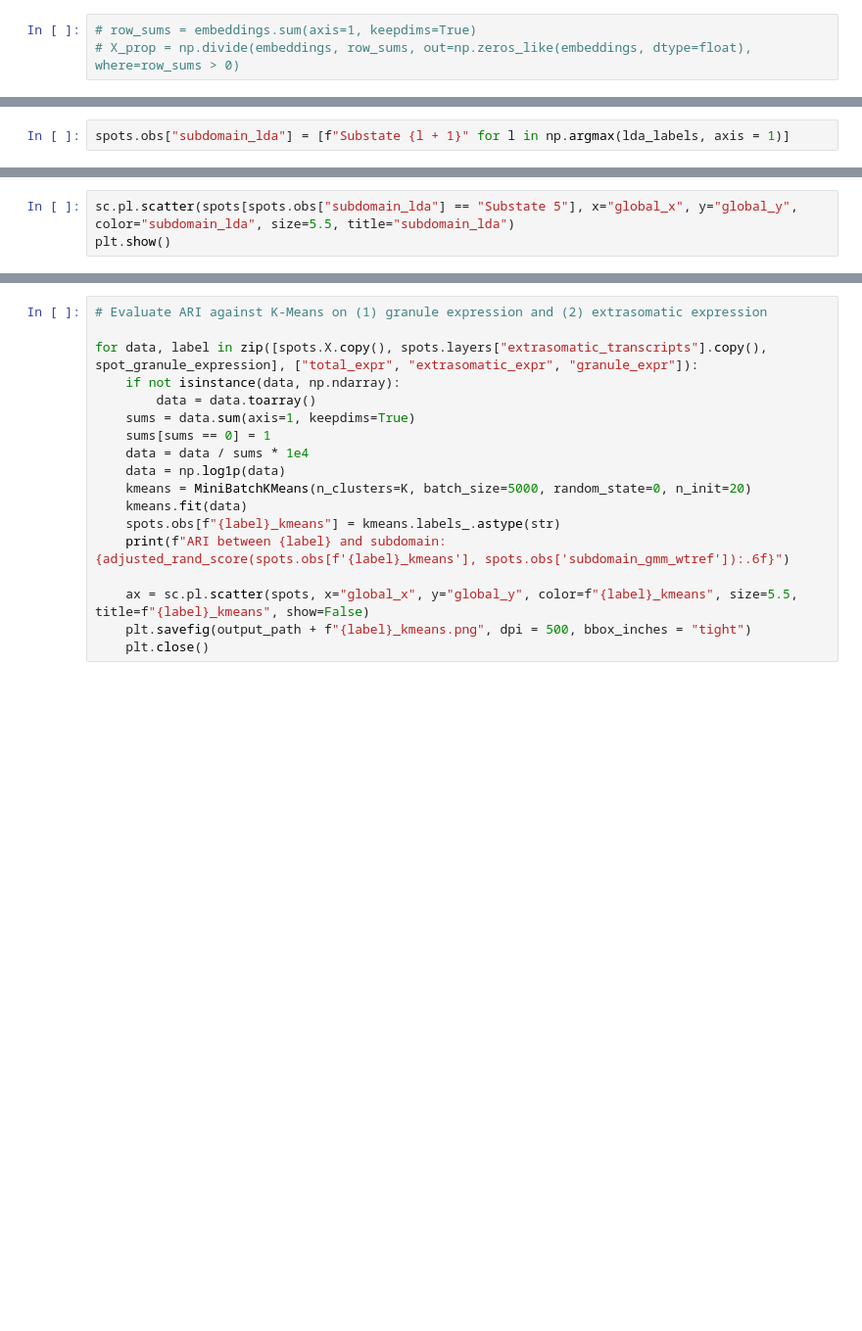
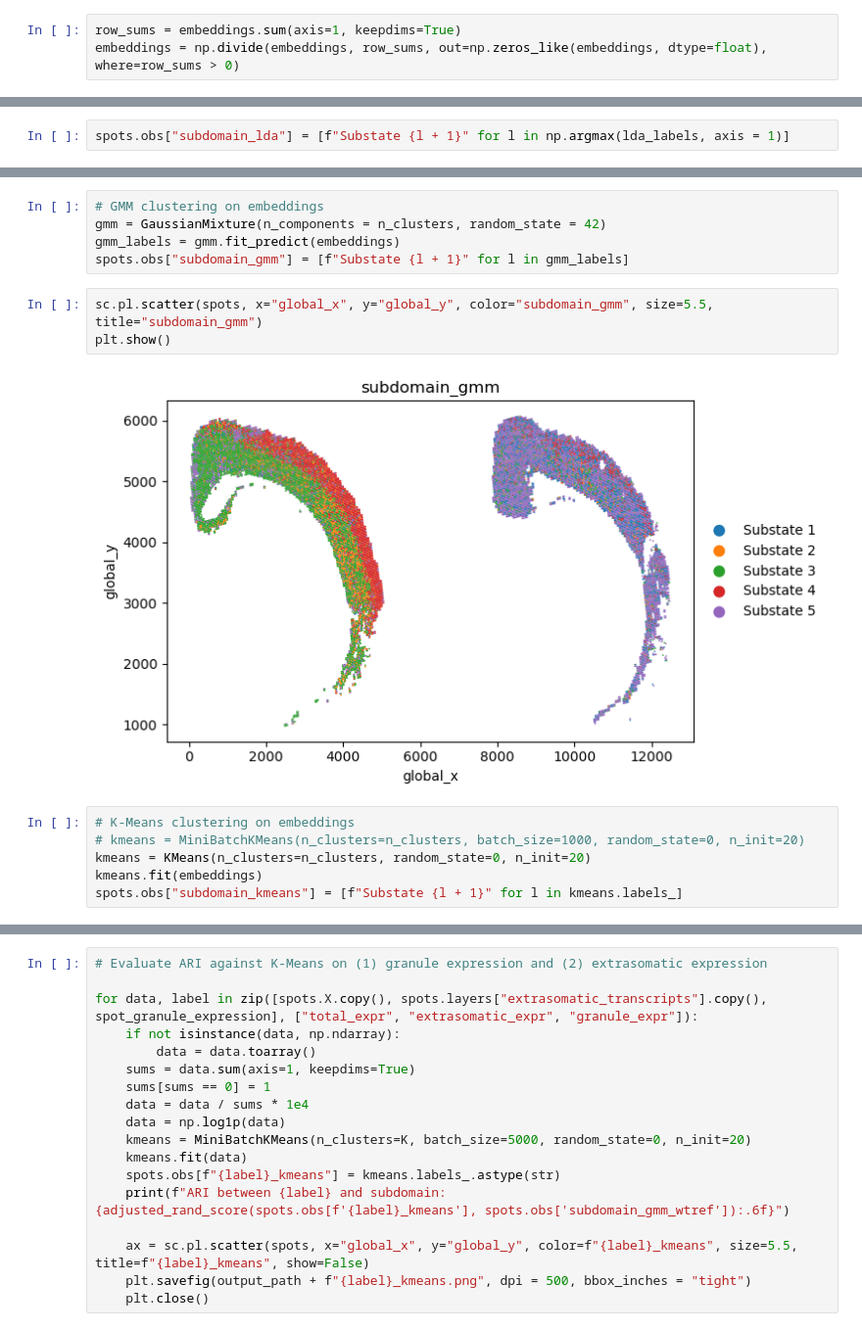
Before and after one commit to chen-yang-yuan/mcDETECT, a Jupyter notebook: code/6_neuropil_subdomains.ipynb, the cells around one changed output, grey strips where cells are left out. Shown at 98% size. Cells and saved outputs as stored; diff of their text form; blank space fills up the shorter version.

```diff
--- a/code/6_neuropil_subdomains.ipynb
+++ b/code/6_neuropil_subdomains.ipynb
@@ -120,5 +120,5 @@ spots = spots[mask].copy()
 embeddings = embeddings[mask].copy()
 spot_granule_expression = spot_granule_expression[mask].copy()
 # %%
-# row_sums = embeddings.sum(axis=1, keepdims=True)
-# X_prop = np.divide(embeddings, row_sums, out=np.zeros_like(embeddings, dtype=float), where=row_sums > 0)
+row_sums = embeddings.sum(axis=1, keepdims=True)
+embeddings = np.divide(embeddings, row_sums, out=np.zeros_like(embeddings, dtype=float), where=row_sums > 0)
@@ -137,3 +141,16 @@ plt.show()
 # %%
-sc.pl.scatter(spots[spots.obs["subdomain_lda"] == "Substate 5"], x="global_x", y="global_y", color="subdomain_lda", size=5.5, title="subdomain_lda")
-plt.show()
+# GMM clustering on embeddings
+gmm = GaussianMixture(n_components = n_clusters, random_state = 42)
+gmm_labels = gmm.fit_predict(embeddings)
+spots.obs["subdomain_gmm"] = [f"Substate {l + 1}" for l in gmm_labels]
+# %%
+sc.pl.scatter(spots, x="global_x", y="global_y", color="subdomain_gmm", size=5.5, title="subdomain_gmm")
+plt.show()
+# %% [output]
+[figure, added]
+# %%
+# K-Means clustering on embeddings
+# kmeans = MiniBatchKMeans(n_clusters=n_clusters, batch_size=1000, random_state=0, n_init=20)
+kmeans = KMeans(n_clusters=n_clusters, random_state=0, n_init=20)
+kmeans.fit(embeddings)
+spots.obs["subdomain_kmeans"] = [f"Substate {l + 1}" for l in kmeans.labels_]
```
Also changed, not shown: parts of 5 cells of this notebook, 1 other file.
